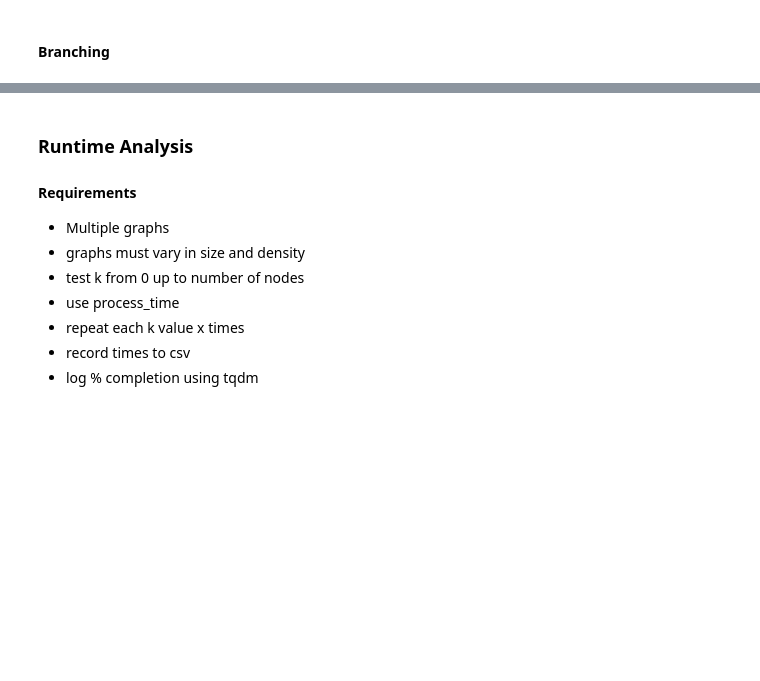
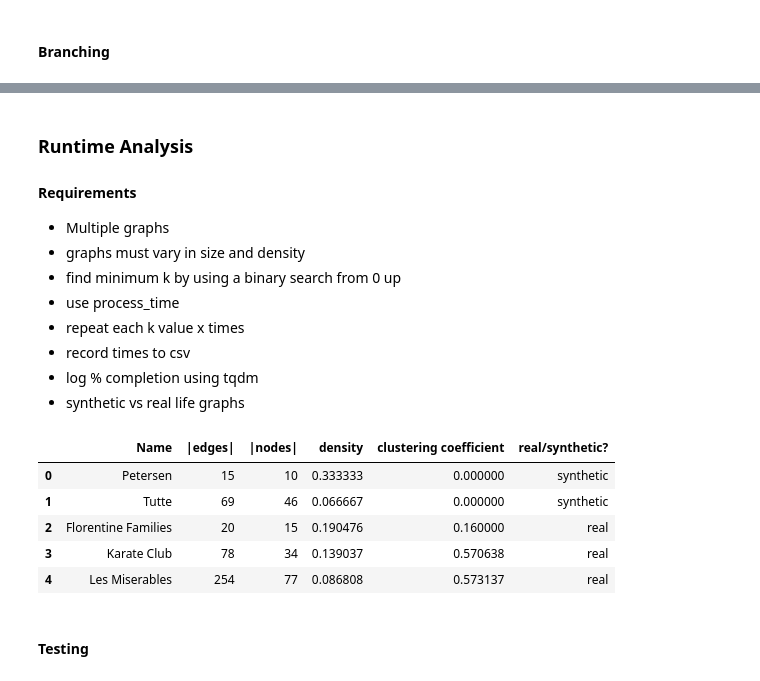
Before and after one commit to adamjhc/stream-vertex-cover, a Jupyter notebook: src/testing.ipynb, the cells around one changed output, grey strips where cells are left out. Cells and saved outputs as stored; diff of their text form; code cells hidden in the pictures; blank space fills up the shorter version.

Commit message:
Started runtime analysis
Preliminary testing with one algorithm and a handful of graphs

```diff
--- a/src/testing.ipynb
+++ b/src/testing.ipynb
@@ -116,8 +128,9 @@ VC? : True
 
 - Multiple graphs
 - graphs must vary in size and density
-- test k from 0 up to number of nodes
+- find minimum k by using a binary search from 0 up
 - use process_time
 - repeat each k value x times
 - record times to csv
 - log % completion using tqdm
+- synthetic vs real life graphs
@@ -138,3 +138,16 @@ from time import sleep
 for i in trange(3, desc='1st loop'):
     for j in tqdm(range(100), desc='2nd loop', leave=False):
         sleep(0.01)
+# %%
+import pandas as pd
+graphs = pd.read_csv('graphs.csv')
+graphs
+# %% [output]
+|  | Name | |edges| | |nodes| | density | clustering coefficient | real/synthetic? |
+| 0 | Petersen | 15 | 10 | 0.333333 | 0.000000 | synthetic |
+| 1 | Tutte | 69 | 46 | 0.066667 | 0.000000 | synthetic |
+| 2 | Florentine Families | 20 | 15 | 0.190476 | 0.160000 | real |
+| 3 | Karate Club | 78 | 34 | 0.139037 | 0.570638 | real |
+| 4 | Les Miserables | 254 | 77 | 0.086808 | 0.573137 | real |
+# %% [markdown]
+#### Testing
```
Also changed, not shown: parts of 15 cells of this notebook.
